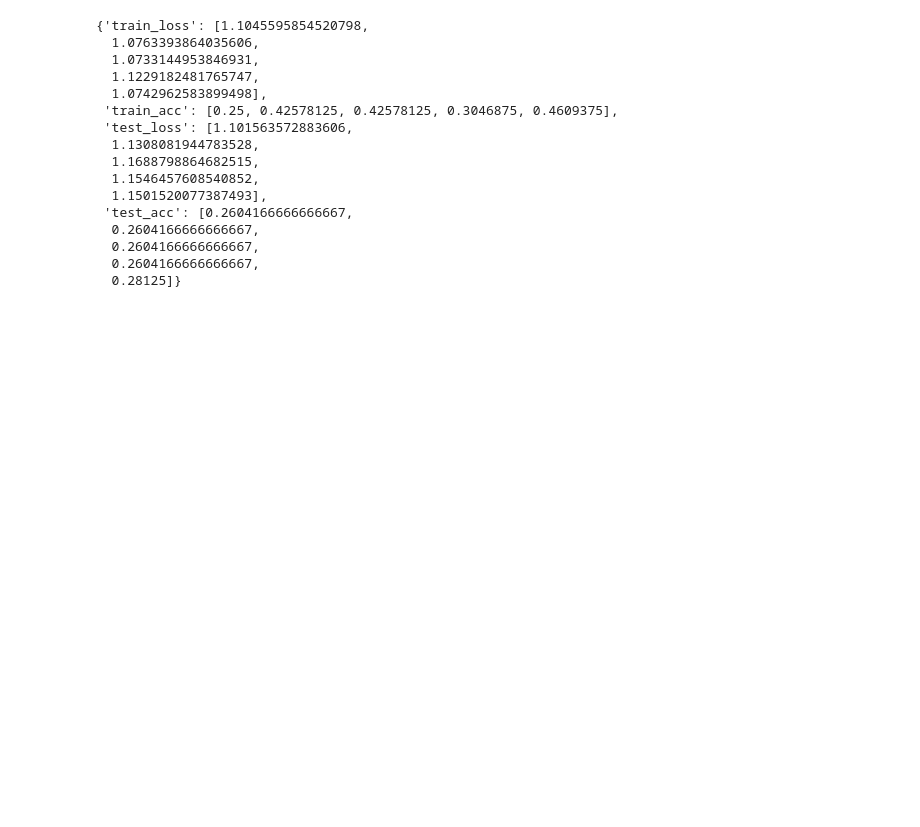
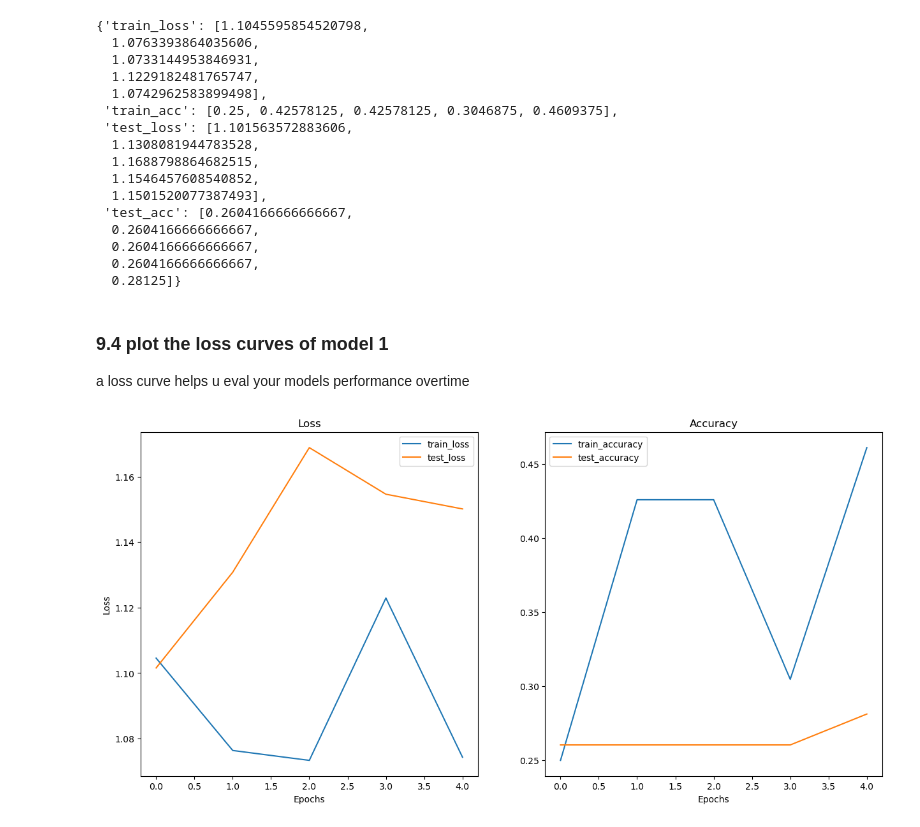
Before and after one commit to diyangraditya/PyTorchLearnings_UDEMY, a Jupyter notebook: Notebooks/UDEMY_04_PyTorch_custom_datasets.ipynb, the cells around one changed output. Cells and saved outputs as stored; diff of their text form; code cells hidden in the pictures; blank space fills up the shorter version.

Commit message:
feat: plt the model 1 results with loss curves

```diff
--- a/Notebooks/UDEMY_04_PyTorch_custom_datasets.ipynb
+++ b/Notebooks/UDEMY_04_PyTorch_custom_datasets.ipynb
@@ -1210,3 +1210,11 @@ model_1_results
   0.2604166666666667,
   0.2604166666666667,
   0.28125]}
+# %% [markdown]
+### 9.4 plot the loss curves of model 1
+
+a loss curve helps u eval your models performance overtime
+# %%
+plot_loss_curves(model_1_results)
+# %% [output]
+[figure, added]
```
